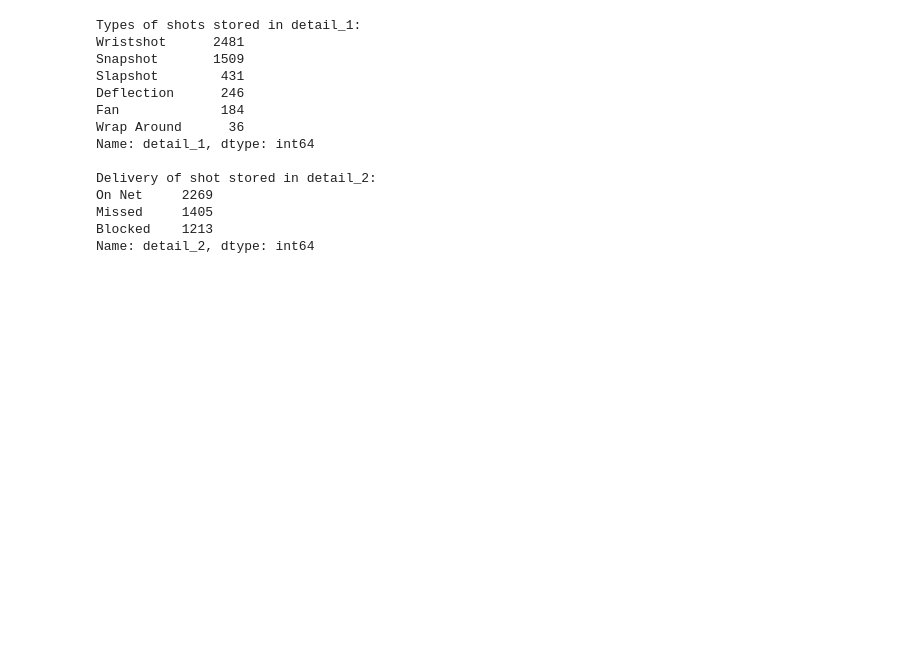
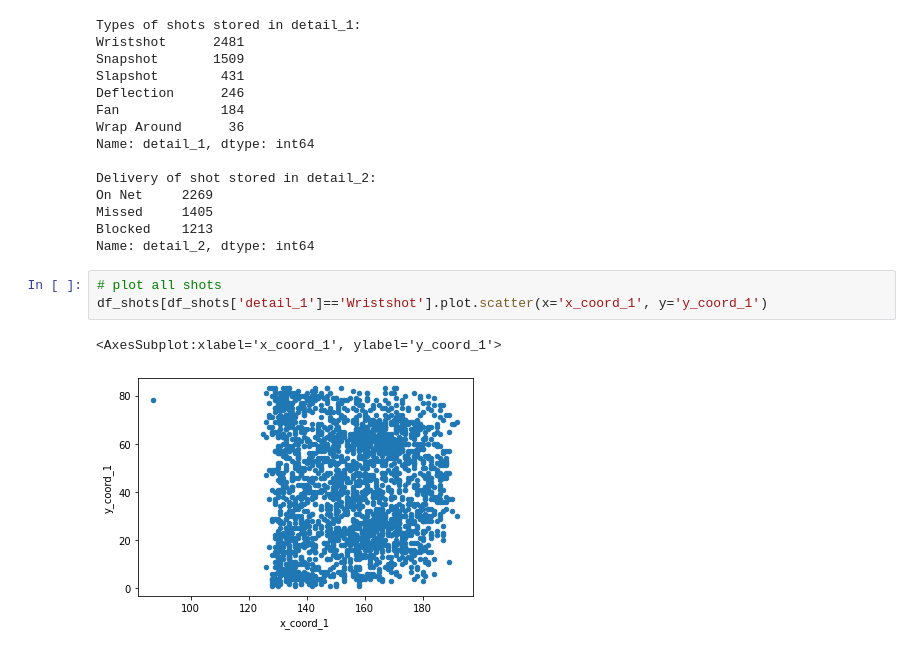
Before and after one commit to shawd420/Big-Data-Cup-2021, a Jupyter notebook: notebook/data_cleaner.ipynb, the cells around one changed output. Cells and saved outputs as stored; diff of their text form; blank space fills up the shorter version.

```diff
--- a/notebook/data_cleaner.ipynb
+++ b/notebook/data_cleaner.ipynb
@@ -123,3 +123,9 @@ On Net     2269
 Missed     1405
 Blocked    1213
 Name: detail_2, dtype: int64
+# %%
+# plot all shots
+df_shots[df_shots['detail_1']=='Wristshot'].plot.scatter(x='x_coord_1', y='y_coord_1')
+# %% [output]
+<AxesSubplot:xlabel='x_coord_1', ylabel='y_coord_1'>
+[figure, added]
```
Also changed, not shown: parts of 3 cells of this notebook, 8 other files.
